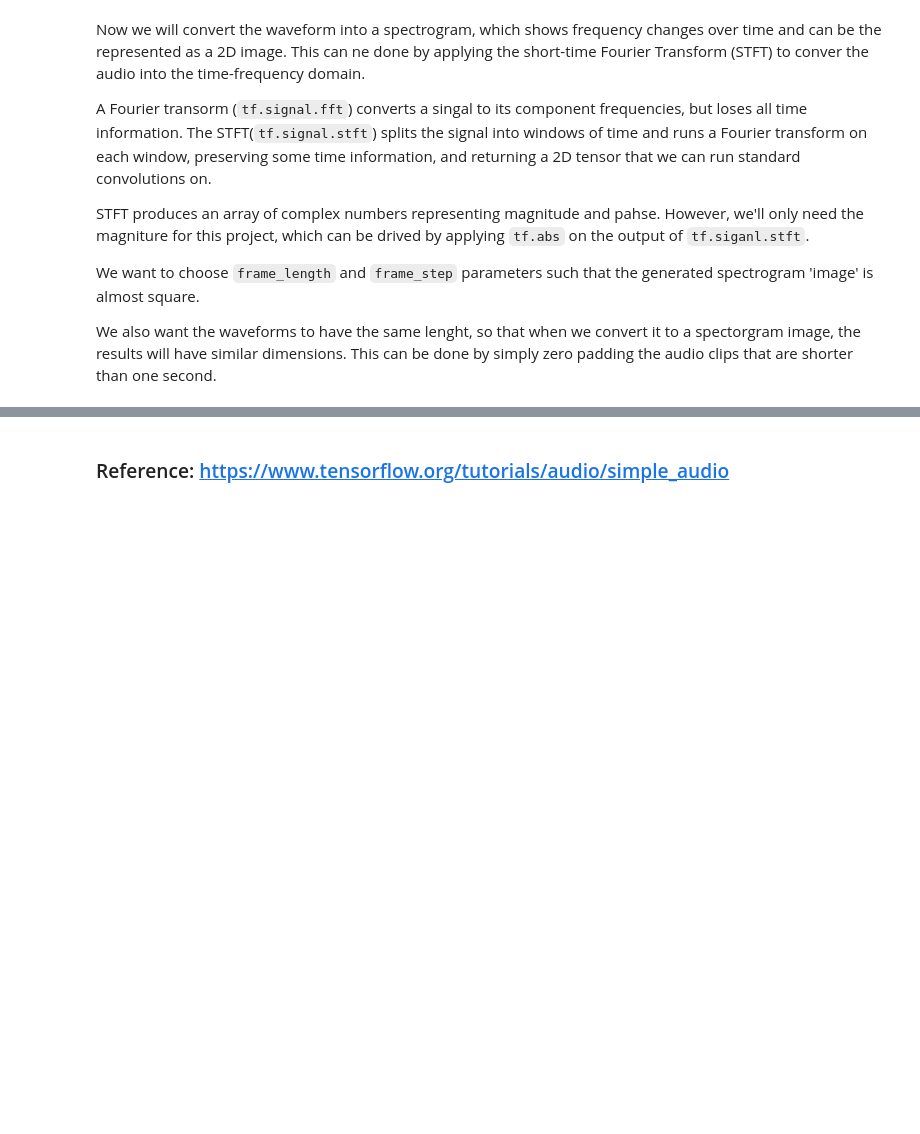
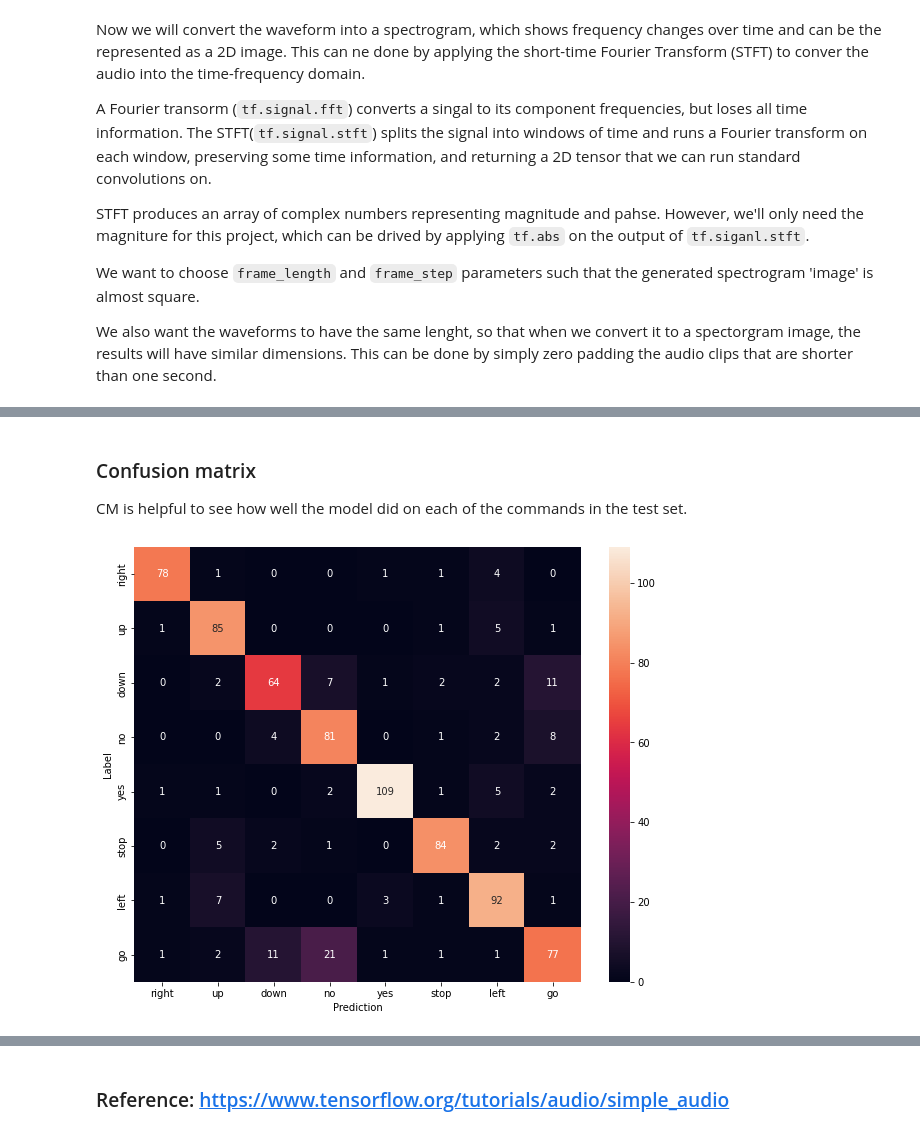
Before and after one commit to afrojaakter/MLAutomatic-Speech-Recognition, a Jupyter notebook: Audio_recognition.ipynb, the cells around one changed output, grey strips where cells are left out. Cells and saved outputs as stored; diff of their text form; code cells hidden in the pictures; blank space fills up the shorter version.

```diff
--- a/Audio_recognition.ipynb
+++ b/Audio_recognition.ipynb
@@ -175,0 +333,13 @@ plt.show()
+# %% [markdown]
+### Confusion matrix
+CM is helpful to see how well the model did on each of the commands in the test set.
+# %%
+confusion_mtx = tf.math.confusion_matrix(y_true, y_pred)
+plt.figure(figsize=(10,8))
+sns.heatmap(confusion_mtx, xticklabels=commands,yticklabels=commands,
+            annot=True,fmt='g')
+plt.xlabel('Prediction')
+plt.ylabel('Label')
+plt.show()
+# %% [output]
+[figure, added]
```
Also changed, not shown: parts of 17 cells of this notebook.
